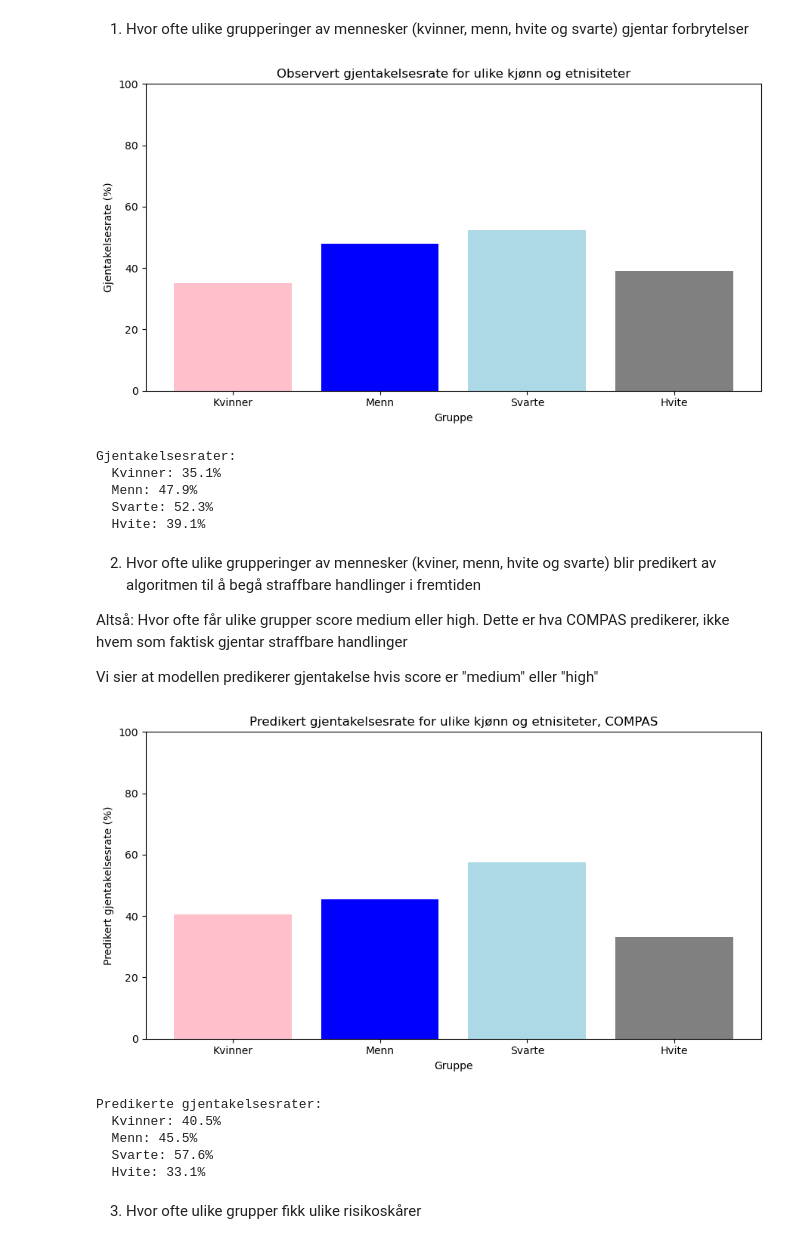
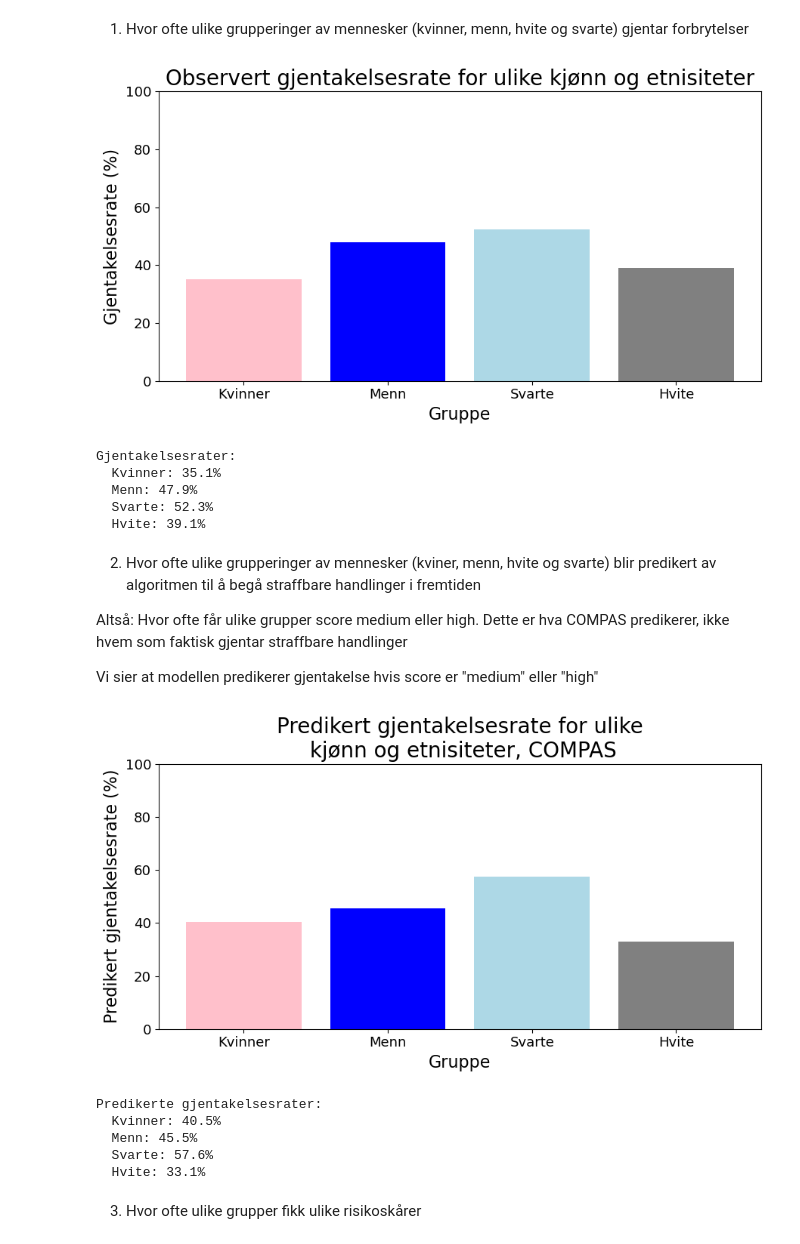
Before and after one commit to aadnerol/HON2200, a Jupyter notebook: prosjekt_COMPAS/notebooks/dataanalyse.ipynb, the cells around one changed output. Cells and saved outputs as stored; diff of their text form; code cells hidden in the pictures.

```diff
--- a/prosjekt_COMPAS/notebooks/dataanalyse.ipynb
+++ b/prosjekt_COMPAS/notebooks/dataanalyse.ipynb
@@ -92,22 +92,24 @@ labels = ["Kvinner", "Menn", "Svarte", "Hvite"]
 values = list(gjenta_kjonn.values) + list(gjenta_etnisitet.values)
 colors = ['pink', 'blue', 'lightblue', 'gray']
 
-# Generer plot
 plt.figure(figsize=(9, 5))
 plt.bar(labels, values, color=colors)
-plt.title("Observert gjentakelsesrate for ulike kjønn og etnisiteter")
-plt.ylabel("Gjentakelsesrate (%)")
-plt.xlabel("Gruppe")
+plt.title("Observert gjentakelsesrate for ulike kjønn og etnisiteter", fontsize=20)
+plt.ylabel("Gjentakelsesrate (%)", fontsize=16)
+plt.xlabel("Gruppe", fontsize=16)
+plt.xticks(fontsize=13)
+plt.yticks(fontsize=13)
 plt.ylim(0, 100)
 plt.tight_layout()
-#plt.savefig("../figurer/observert_gjentakelsesrate_kjonn_etnisitet.pdf", format="pdf")
+plt.savefig("../figurer/observert_gjentakelsesrate_kjonn_etnisitet.pdf", format="pdf")
 plt.show()
+
 
 print("Gjentakelsesrater:")
 for label, value in zip(labels, values):
     print(f"  {label}: {value:.1f}%")
 # %% [output]
-[figure, old version]
+[figure, new version]
 Gjentakelsesrater:
   Kvinner: 35.1%
   Menn: 47.9%
@@ -122,32 +124,34 @@ Vi sier at modellen predikerer gjentakelse hvis score er "medium" eller "high"
 # %%
 # Lager kolonne for predikert gjentakelse
 df["high_risk"] = df["score_text"] != "Low" ## != betyr "ikke lik", så alle som ikke er "low risk"
 
 # Prediksjonsrate kjønn
 pred_kjonn = df.groupby("sex")["high_risk"].mean() * 100
 # Prediksjonsrate etnisitet
 pred_etnisitet = df[df["race"].isin(["Caucasian", "African-American"])].groupby("race")["high_risk"].mean() * 100
 
 # Slå sammen for samlet figur
 labels = ["Kvinner", "Menn", "Svarte", "Hvite"]
 values = list(pred_kjonn.values) + list(pred_etnisitet.values)
 colors = ['pink', 'blue', 'lightblue', 'gray']
 
 # Generer figur
 plt.figure(figsize=(9, 5))
 plt.bar(labels, values, color=colors)
-plt.title("Predikert gjentakelsesrate for ulike kjønn og etnisiteter, COMPAS")
-plt.ylabel("Predikert gjentakelsesrate (%)")
-plt.xlabel("Gruppe")
+plt.title("Predikert gjentakelsesrate for ulike\n kjønn og etnisiteter, COMPAS",  fontsize=20)
+plt.ylabel("Predikert gjentakelsesrate (%)",  fontsize=16)
+plt.xlabel("Gruppe",  fontsize=16)
+plt.xticks(fontsize=13)
+plt.yticks(fontsize=13)
 plt.ylim(0, 100)
 plt.tight_layout()
-# plt.savefig("../figurer/predikert_gjentakelsesrate_kjonn_etnisitet.pdf", format="pdf")
+plt.savefig("../figurer/predikert_gjentakelsesrate_kjonn_etnisitet.pdf", format="pdf")
 plt.show()
 print("Predikerte gjentakelsesrater:")
 for label, value in zip(labels, values):
     print(f"  {label}: {value:.1f}%")
 # %% [output]
-[figure, old version]
+[figure, new version]
 Predikerte gjentakelsesrater:
   Kvinner: 40.5%
   Menn: 45.5%
```
Also changed, not shown: parts of 7 cells of this notebook, 14 other files.
